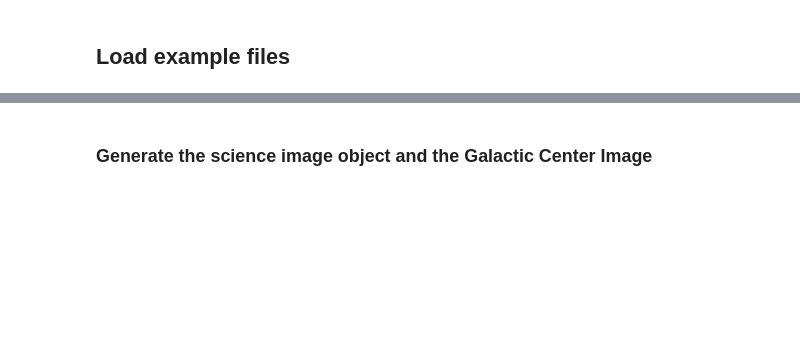
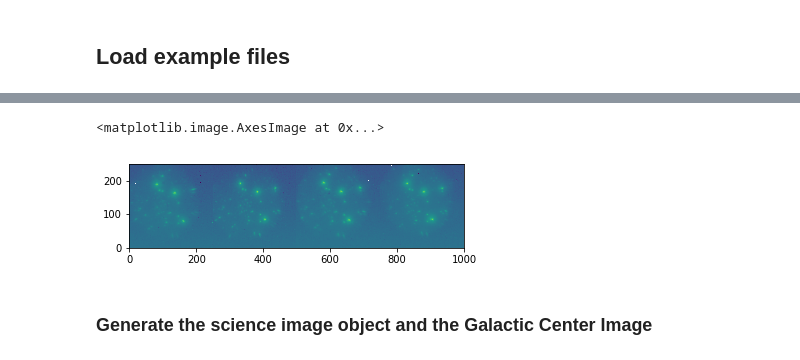
Before and after one commit to Sebastiano-von-Fellenberg/AquisitionCamera, a Jupyter notebook: Aquistion Cam.ipynb, the cells around one changed output, grey strips where cells are left out. Cells and saved outputs as stored; diff of their text form; code cells hidden in the pictures; blank space fills up the shorter version.

```diff
--- a/Aquistion Cam.ipynb
+++ b/Aquistion Cam.ipynb
@@ -26,3 +29,8 @@ ModuleNotFoundError: No module named 'autoreload '
+# %%
+plt.imshow(np.nanmedian(aqi.image, axis=0), origin="lower", norm=LogNorm()) ## the telescope image still stacked.
+# %% [output]
+<matplotlib.image.AxesImage at 0x...>
+[figure, added]
 # %% [markdown]
 ### Generate the science image object and the Galactic Center Image
 # %%
```
Also changed, not shown: parts of 17 cells of this notebook, 4 other files.
